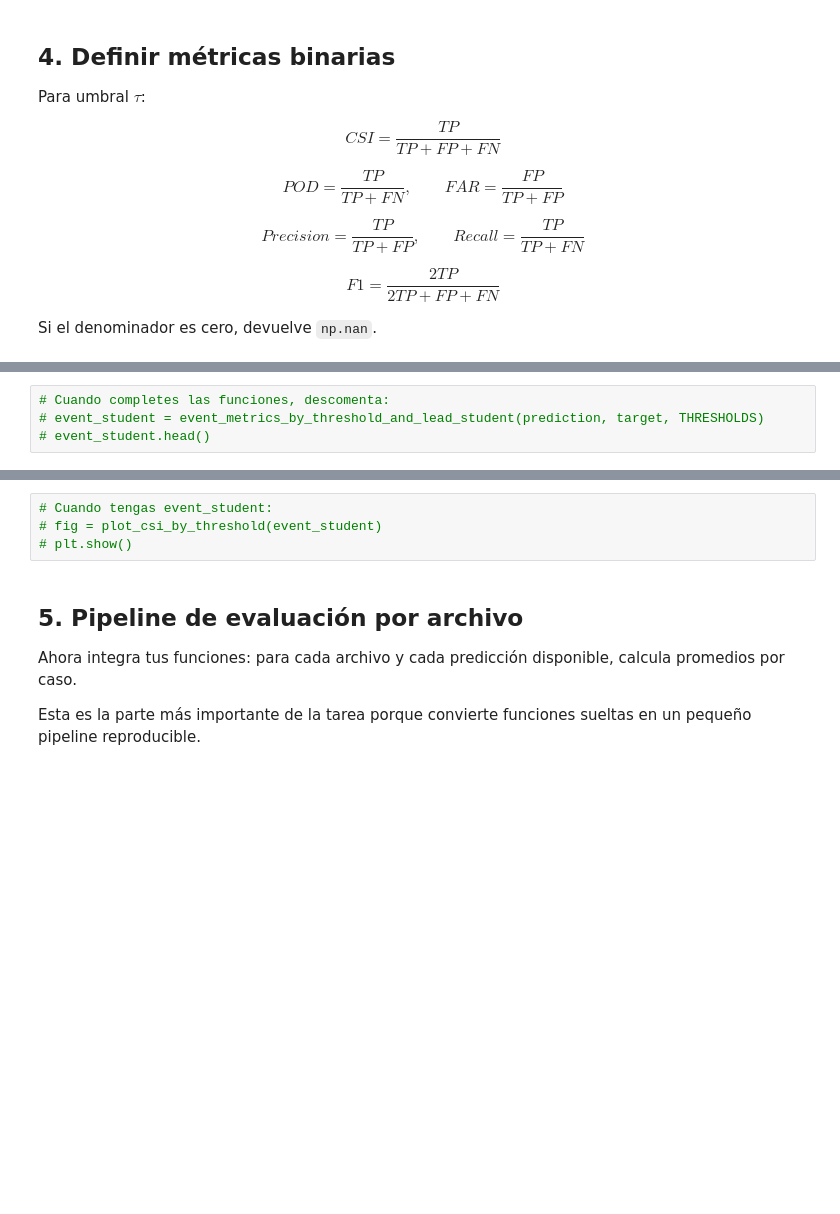
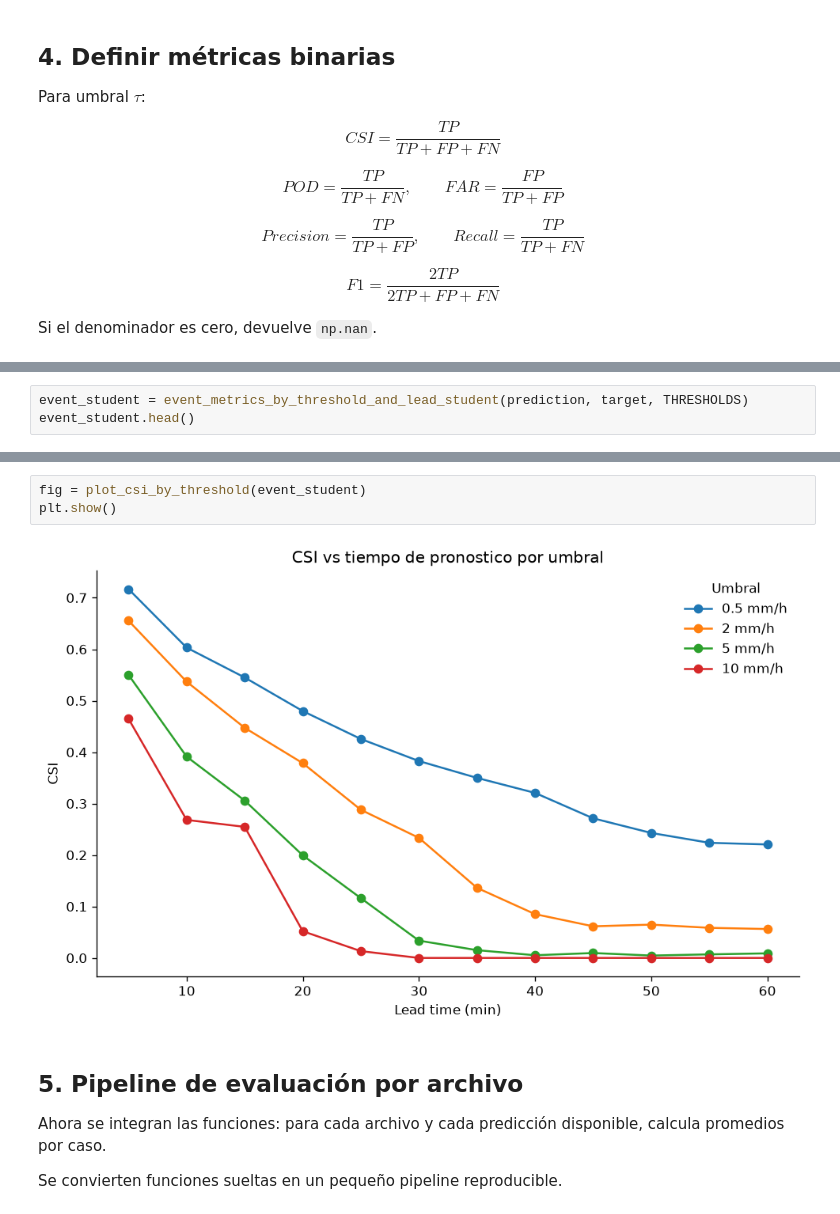
Before and after one commit to LopeviaKoby/S04-nowcasting-course-lab, a Jupyter notebook: notebooks/tarea_01_nowcasting_metricas.ipynb, the cells around one changed output, grey strips where cells are left out. Drawn from its saved outputs; the diff is of its cells as text; blank space fills up the shorter version.

```diff
--- a/notebooks/tarea_01_nowcasting_metricas.ipynb
+++ b/notebooks/tarea_01_nowcasting_metricas.ipynb
@@ -155,5 +202,4 @@ def event_metrics_by_threshold_and_lead_student(pred, target, thresholds=THRESHO
     return pd.DataFrame(rows)
 # %%
-# Cuando completes las funciones, descomenta:
-# event_student = event_metrics_by_threshold_and_lead_student(prediction, target, THRESHOLDS)
-# event_student.head()
+event_student = event_metrics_by_threshold_and_lead_student(prediction, target, THRESHOLDS)
+event_student.head()
@@ -160,13 +213,14 @@ def event_metrics_by_threshold_and_lead_student(pred, target, thresholds=THRESHO
 # %%
-# Cuando tengas event_student:
-# fig = plot_csi_by_threshold(event_student)
-# plt.show()
+fig = plot_csi_by_threshold(event_student)
+plt.show()
+# %% [output]
+[figure, added]
 # %% [markdown]
 ## 5. Pipeline de evaluación por archivo
 
-Ahora integra tus funciones: para cada archivo y cada predicción disponible, calcula promedios por caso.
+Ahora se integran las funciones: para cada archivo y cada predicción disponible, calcula promedios por caso.
 
-Esta es la parte más importante de la tarea porque convierte funciones sueltas en un pequeño pipeline reproducible.
+Se convierten funciones sueltas en un pequeño pipeline reproducible.
 # %%
 def available_predictions_for_case_student(name):
     """Devuelve target y predicciones disponibles para un archivo."""
```
Also changed, not shown: parts of 16 cells of this notebook, 3 other files.
